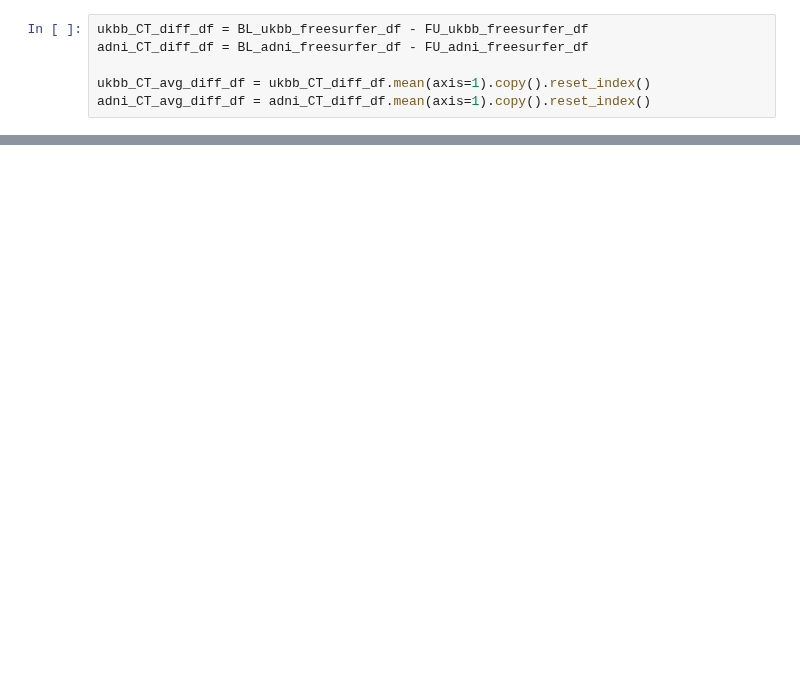
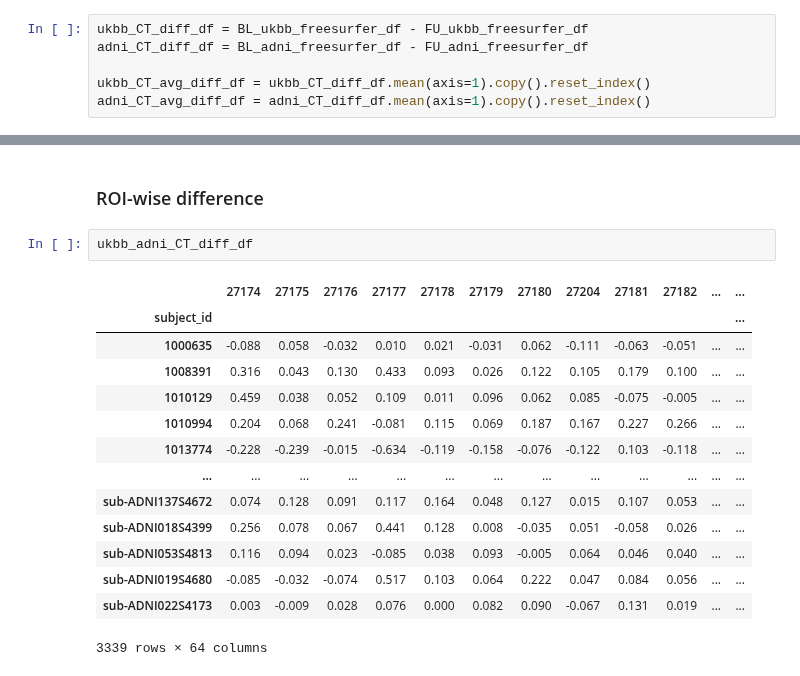
Before and after one commit to nikhil153/brain-diff, a Jupyter notebook: notebooks/10_ohbm2022_plots.ipynb, the cells around one changed output, grey strips where cells are left out. Saved outputs shown, nothing was run; the diff lists cells and outputs as text; blank space fills up the shorter version.

```diff
--- a/notebooks/10_ohbm2022_plots.ipynb
+++ b/notebooks/10_ohbm2022_plots.ipynb
@@ -205,0 +214,19 @@ with sns.axes_style("whitegrid"):
+# %% [markdown]
+### ROI-wise difference
+# %%
+ukbb_adni_CT_diff_df
+# %% [output]
+|  | 27174 | 27175 | 27176 | 27177 | 27178 | 27179 | 27180 | 27204 | 27181 | 27182 | ... | ... |
+| subject_id |  |  |  |  |  |  |  |  |  |  |  | ... |
+| 1000635 | -0.088 | 0.058 | -0.032 | 0.010 | 0.021 | -0.031 | 0.062 | -0.111 | -0.063 | -0.051 | ... | ... |
+| 1008391 | 0.316 | 0.043 | 0.130 | 0.433 | 0.093 | 0.026 | 0.122 | 0.105 | 0.179 | 0.100 | ... | ... |
+| 1010129 | 0.459 | 0.038 | 0.052 | 0.109 | 0.011 | 0.096 | 0.062 | 0.085 | -0.075 | -0.005 | ... | ... |
+| 1010994 | 0.204 | 0.068 | 0.241 | -0.081 | 0.115 | 0.069 | 0.187 | 0.167 | 0.227 | 0.266 | ... | ... |
+| 1013774 | -0.228 | -0.239 | -0.015 | -0.634 | -0.119 | -0.158 | -0.076 | -0.122 | 0.103 | -0.118 | ... | ... |
+| ... | ... | ... | ... | ... | ... | ... | ... | ... | ... | ... | ... | ... |
+| sub-ADNI137S4672 | 0.074 | 0.128 | 0.091 | 0.117 | 0.164 | 0.048 | 0.127 | 0.015 | 0.107 | 0.053 | ... | ... |
+| sub-ADNI018S4399 | 0.256 | 0.078 | 0.067 | 0.441 | 0.128 | 0.008 | -0.035 | 0.051 | -0.058 | 0.026 | ... | ... |
+| sub-ADNI053S4813 | 0.116 | 0.094 | 0.023 | -0.085 | 0.038 | 0.093 | -0.005 | 0.064 | 0.046 | 0.040 | ... | ... |
+| sub-ADNI019S4680 | -0.085 | -0.032 | -0.074 | 0.517 | 0.103 | 0.064 | 0.222 | 0.047 | 0.084 | 0.056 | ... | ... |
+| sub-ADNI022S4173 | 0.003 | -0.009 | 0.028 | 0.076 | 0.000 | 0.082 | 0.090 | -0.067 | 0.131 | 0.019 | ... | ... |
+3339 rows × 64 columns
```
Also changed, not shown: parts of 10 cells of this notebook.
